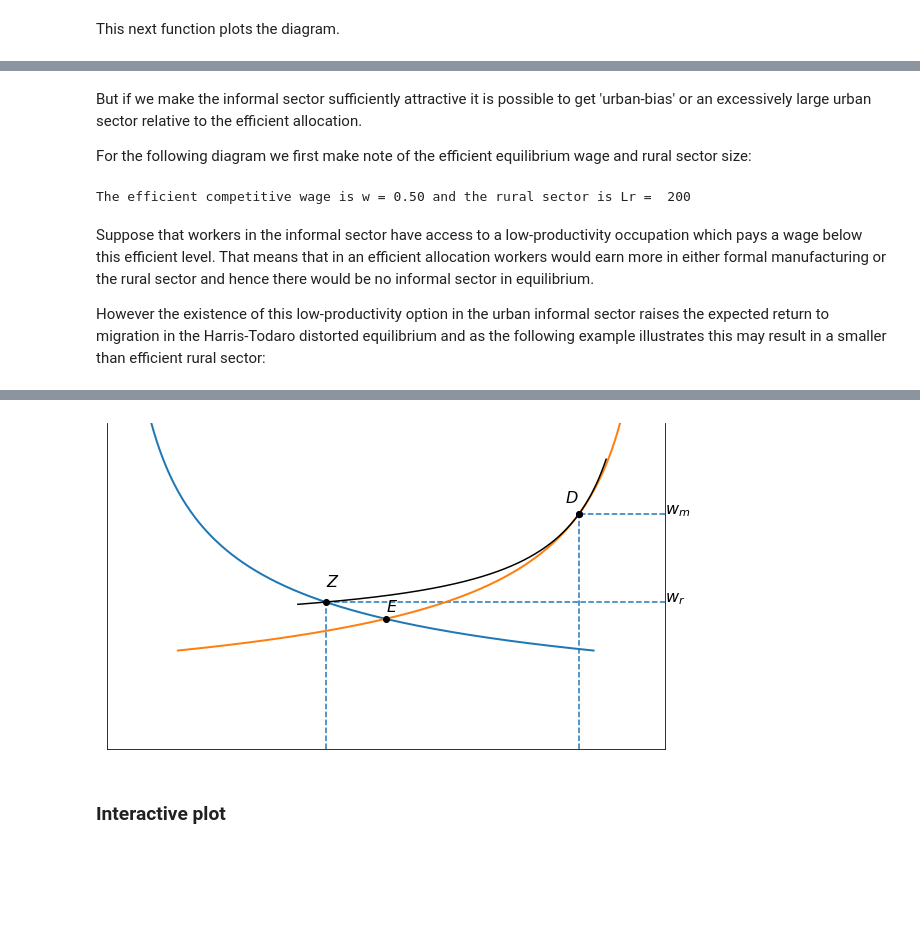
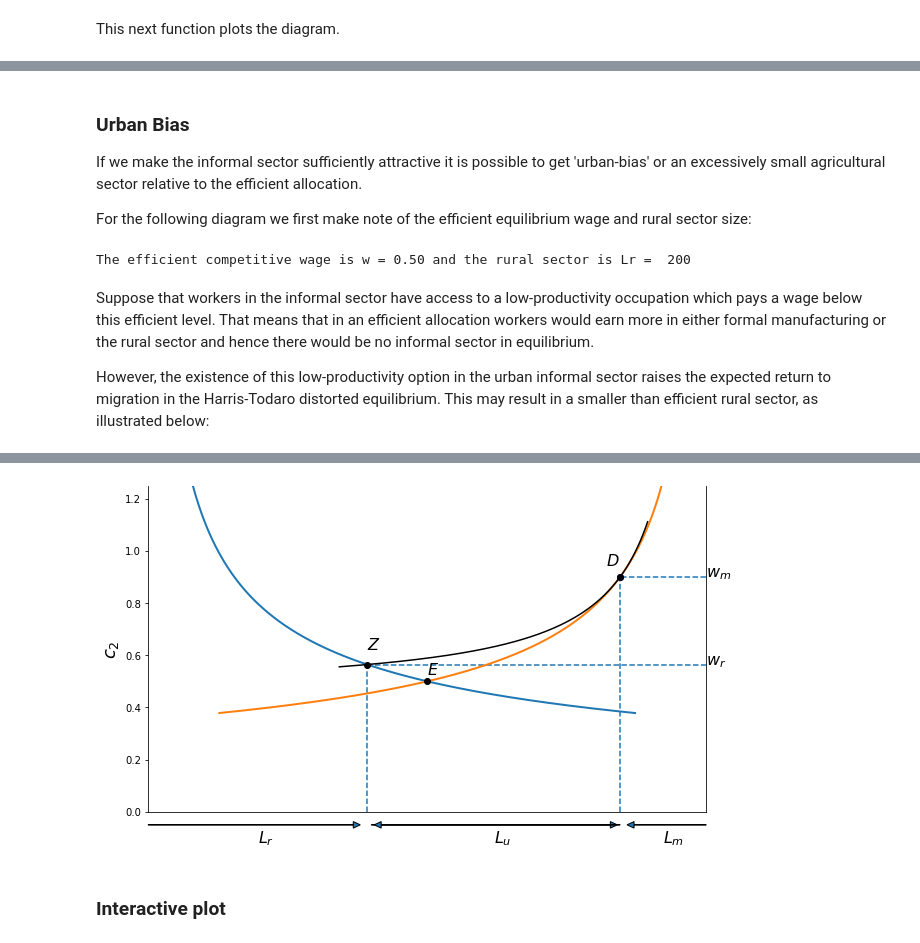
Before and after one commit to jhconning/DevII, a Jupyter notebook: notebooks/HarrisTodaro.ipynb, the cells around one changed output, grey strips where cells are left out. Cells and saved outputs as stored; diff of their text form; code cells hidden in the pictures; blank space fills up the shorter version.

Commit message:
Add urban bias and gdp loss to Harris Todaro

```diff
--- a/notebooks/HarrisTodaro.ipynb
+++ b/notebooks/HarrisTodaro.ipynb
@@ -99,12 +108,12 @@ def mplr(L,T=Tbar, A=1, alpha=0.5):
 def mplm(L, K=Kbar, A=1, beta=0.5):
     return (1-beta)*G(L,K,A,beta)/L
 
-def Lm(w):
+def Lm(w, Kbar=Kbar, A=A, beta=beta):
     return  Kbar*((p/w)*(A*(1-beta)))**(1/beta)
 
-def expret(Lr,wm):
+def expret(Lr, wm):
     return wm*Lm(wm)/(Lbar-Lr)
 
-def expwage(Lr,wm,wu):
+def expwage(Lr, wm, wu):
     return (wm*Lm(wm) + wu*(Lbar-Lm(wm)-Lr) )/(Lbar-Lr)
 # %% [markdown]
@@ -112,26 +121,35 @@ The efficient competitive equilibrium is given by the point where the two labor
 # %%
 def effeq():
+    '''Find efficient market equilibrium and labor allocation'''
     ed = lambda L: mplr(L) - mplm(Lbar-L)
-    LE = bisect(ed,10,Lbar-10)
+    L = Lbar/2   # guess
+    LE = fsolve(ed, L)[0]
     return mplr(LE), LE
 # %% [markdown]
 A Harris-Todaro equilibrium is one where the rural wage equals the expected urban wage.  Diagramatically the equilibrium level of rural employtment is given by the intersection of the rural labor demand curve and the rectangular hyperbola running through $(w_m, L_m(w_m))$.
 # %%
-def harristodaro(wm,wu):
+def harristodaro(wm, wu):
     LM = Lm(wm)
     WE, LE = effeq()
     hteq = lambda L: mplr(L) - (wm*LM + wu*(Lbar-LM-L) )/(Lbar-L)
-    LR = newton(hteq, LE)
+    L = Lbar/2
+    LR = fsolve(hteq, L)[0]
     WR =  mplr(LR)
     return WR, LR, LM, WE, LE
+
+def gdpratio(wm, wu):
+    '''Returns actual gdp as percent ofefficient possible.'''
+    WR, LR, LM, WE, LE = harristodaro(wm, wu)
+    gdpe = F(LE, Tbar, A, alpha) + p * G(Lbar-LE, Kbar, A, beta)
+    gdp =  F(LR, Tbar, A, alpha) + p * G(LM, Kbar, A,  beta) + wu*(Lbar - LR - LM)
+    return 100*gdp/gdpe
 # %% [markdown]
 This next function plots the diagram.
 # %%
 def HTplot(wm, wu):
     WR, LR, LM, WE, LE = harristodaro(wm, wu)
-    print('(wr, Lr), Lm, (we, le)=({:5.2f},{:5.0f}),{:5.0f},({:5.2f},{:5.0f},)'.format(WR, LR, LM, WE, LE))
     lr = np.arange(1,Lbar)
-    lup = np.arange(LR-20, Lbar-LM+20)
+    lup = np.arange(LR-20, Lbar-LM+20)  # plot over shorter range to avoid clutter
     fig, ax = plt.subplots(figsize=(10,6))
     ax.plot(lr[:-50], mplr(lr[:-50]), lw=2)
     ax.plot(lr[50:], mplm(Lbar-lr[50:]), lw=2)
@@ -143,17 +161,28 @@ def HTplot(wm, wu):
     ax.plot(Lbar-LM,wm,'ob')
     ax.text(Lbar,wm,'$w_m$',fontsize=16)
     ax.text(LE,WE*1.05,'$E$',fontsize=16)
-    ax.text(LR,WR*1.10,'$Z$',fontsize=16)
+    ax.text(LR, WR*1.10,'$Z$',fontsize=16)
     ax.text(Lbar-LM-10,wm*1.05,'$D$',fontsize=16)
-    ax.text(Lbar,WR,'$w_r$',fontsize=16)
+    ax.text(Lbar, WR,'$w_r$',fontsize=16)
     ax.plot([LE,LR, Lbar-LM],[WE, WR, wm],'ok')
+    ax.arrow(0, -0.05, LR-10, 0, head_width = 0.025, head_length = 5, clip_on = False)
+    ax.text(LR/2, -0.12,'$L_r$',fontsize=16)
+    ax.arrow(LR+3, -0.05, Lbar-LM-LR-10, 0, head_width = 0.025, head_length = 5, clip_on = False)
+    ax.arrow(Lbar-LM, -0.05, - (Lbar-LM-LR-10) , 0, head_width = 0.025, head_length = 5, clip_on = False)
+    ax.text(LR + (Lbar-LR-LM)/2, -0.12,'$L_u$',fontsize=16)
+    ax.arrow(Lbar, -0.05, -(LM-10) , 0, head_width = 0.025, head_length = 5, clip_on = False)
+    ax.text(Lbar-LM/2, -0.12,'$L_m$',fontsize=16)
     ax.set_xlim(0, Lbar)
     ax.set_ylim(0, 1.25)
     ax.set_xlabel(r'$c_1$', fontsize=18)
     ax.set_ylabel('$c_2$', fontsize=18)
     ax.spines['top'].set_visible(False)
     ax.get_xaxis().set_visible(False)
-    ax.get_yaxis().set_visible(False)
+    print(f'(wm, wr, wu) = ({wm:0.2f}, {WR:0.2f}, {wu:0.2f}); gdp loss = {100-gdpratio(wm,wu):0.0f}%', end ='')
+    if LR > LE:
+        print('  Inefficiently large ag sector')
+    elif LR<LE:
+        print('  Urban Bias')
 # %% [markdown]
 The high institutional wage $w_m$ lowers demand for labor in the formal manufacturing sector relative to a competitive equilibiurm. In the Harris-Todaro model it's not apriori obvious whether the high institutional wage in the formal manufacturing sector will increase or decrease the size of the urban sector relative to the efficient competitive equilibrium.  Migrants have to weigh the lower probability of landing a formal sector job against the higher wage they will capture if they are lucky enough to get a job.
 
@@ -167,5 +196,7 @@ HTplot(WM, WU)
 # %% [markdown]
-But if we make the informal sector sufficiently attractive it is possible to get 'urban-bias' or an excessively large urban sector relative to the efficient allocation.
+### Urban Bias
+
+If we make the informal sector sufficiently attractive it is possible to get 'urban-bias' or an excessively small agricultural sector relative to the efficient allocation.
 
 For the following diagram we first make note of the efficient equilibrium wage and rural sector size:
 # %%
@@ -176,8 +207,7 @@ The efficient competitive wage is w = 0.50 and the rural sector is Lr =  200
 # %% [markdown]
 Suppose that workers in the informal sector have access to a low-productivity occupation which pays a wage below this efficient level.  That means that in an efficient allocation workers would earn more in either formal manufacturing or the rural sector and hence there would be no informal sector in equilibrium.
 
-However the existence of this low-productivity option in the urban informal sector raises the expected return to migration in the Harris-Todaro distorted equilibrium and as the following example illustrates this may result in a smaller than efficient rural sector:
+However, the existence of this low-productivity option in the urban informal sector raises the expected return to migration in the Harris-Todaro distorted equilibrium. This may result in a smaller than efficient rural sector, as illustrated below:
 # %%
-WM, WU = 0.9, 0.45
-HTplot(WM, WU)
+HTplot(wm = 0.9, wu = 0.45)
 # %% [output]
@@ -185,4 +215,4 @@ HTplot(WM, WU)
-[figure, old version]
+[figure, new version]
 # %% [markdown]
 ### Interactive plot
 # %%
```
Also changed, not shown: parts of 17 cells of this notebook.
